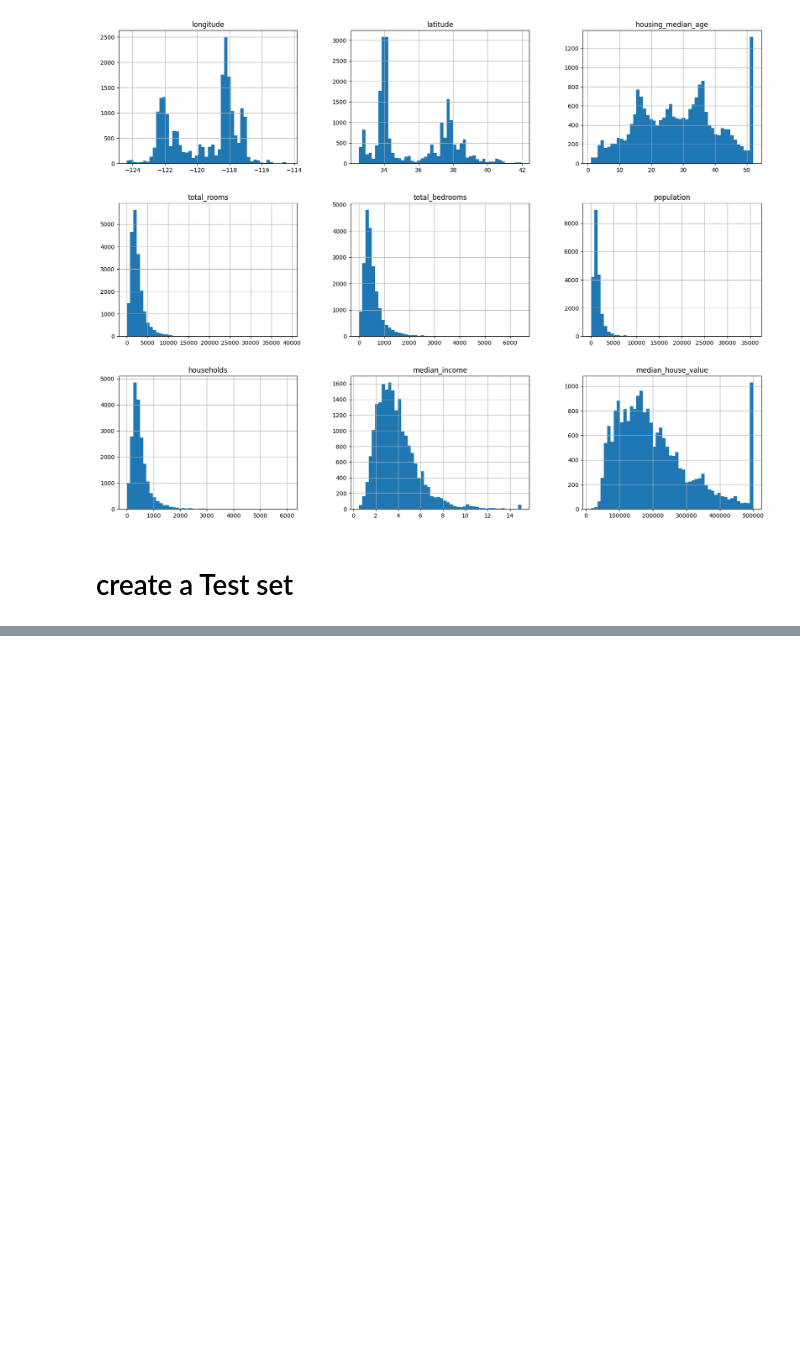
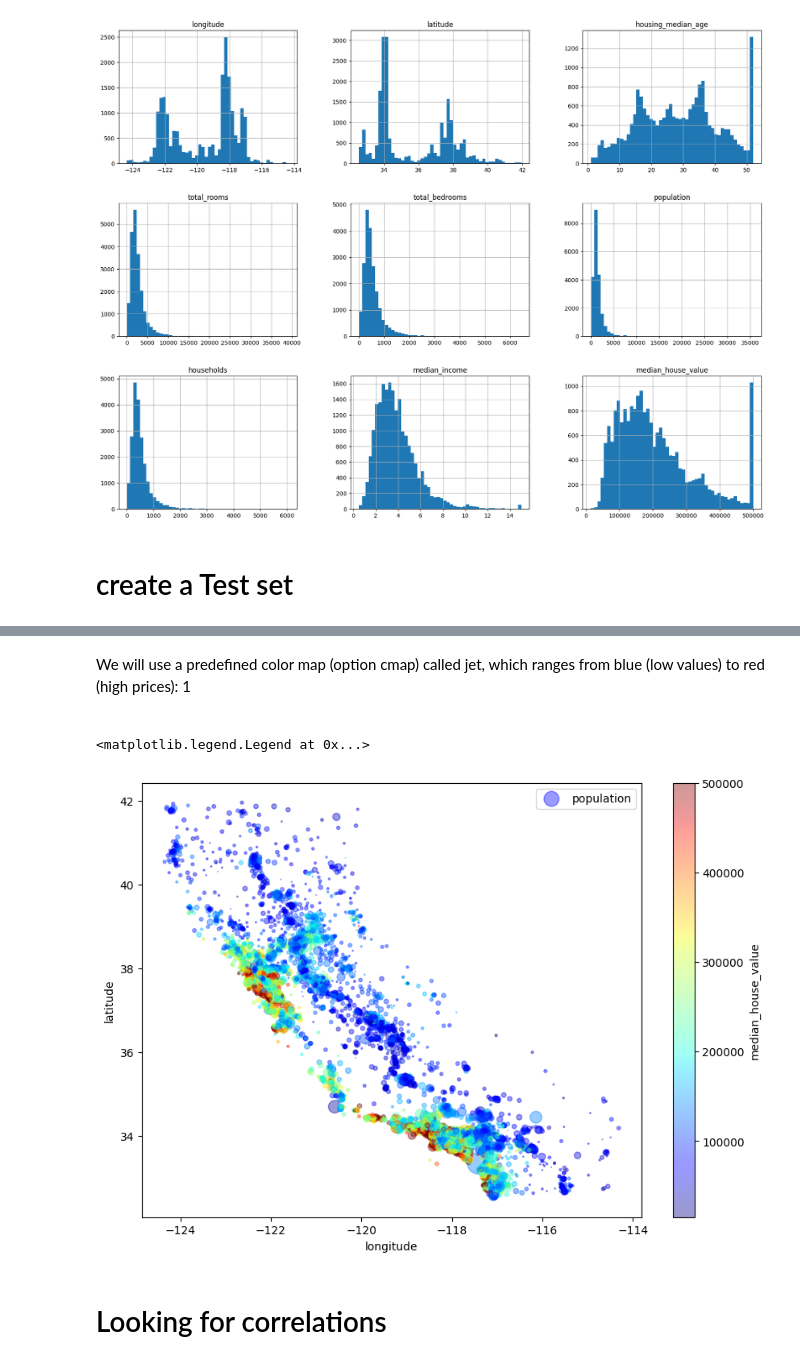
Before and after one commit to Tanmay-yadav/AI-ML, a Jupyter notebook: hands on machine learning/first.ipynb, the cells around one changed output, grey strips where cells are left out. Drawn from its saved outputs; the diff is of its cells as text; code cells hidden in the pictures; blank space fills up the shorter version.

```diff
--- a/hands on machine learning/first.ipynb
+++ b/hands on machine learning/first.ipynb
@@ -109,0 +219,40 @@ plt.show()
+# %% [markdown]
+<p>We will use a predefined color map
+(option cmap) called jet, which ranges from blue (low values) to red (high prices):
+1</p>
+# %% [markdown]
+<!-- using predefined color mao(option cmap) called jet, which ranges from blue(low values)to red (high prices) -->
+# %%
+# Scatter plot of housing data (geographical visualization)
+
+housing.plot(
+    kind="scatter",                  # Type of plot -> scatter plot
+    x="longitude",                   # X-axis represents longitude (east-west location)
+    y="latitude",                    # Y-axis represents latitude (north-south location)
+
+    alpha=0.4,                       # Transparency of points (0 = invisible, 1 = solid)
+                                     # Helps visualize dense areas where many points overlap
+
+    s=housing["population"]/100,     # Size of each dot based on population
+                                     # Larger population -> bigger circle
+                                     # Dividing by 100 to scale sizes properly
+
+    label="population",              # Label used in legend
+
+    figsize=(10,7),                  # Size of the plot (width=10, height=7)
+
+    c="median_house_value",          # Color of each point based on median house value
+                                     # Adds another dimension to visualization
+
+    cmap=plt.get_cmap("jet"),        # Color map used (jet: blue->green->yellow->red)
+                                     # Blue = low house value, Red = high house value
+
+    colorbar=True                    # Shows color scale bar on the side
+)
+
+plt.legend()                         # Displays legend (population size indicator)
+# %% [output]
+<matplotlib.legend.Legend at 0x...>
+[figure, added]
+# %% [markdown]
+# Looking for correlations
```
Also changed, not shown: parts of 33 cells of this notebook, 17 other files.
